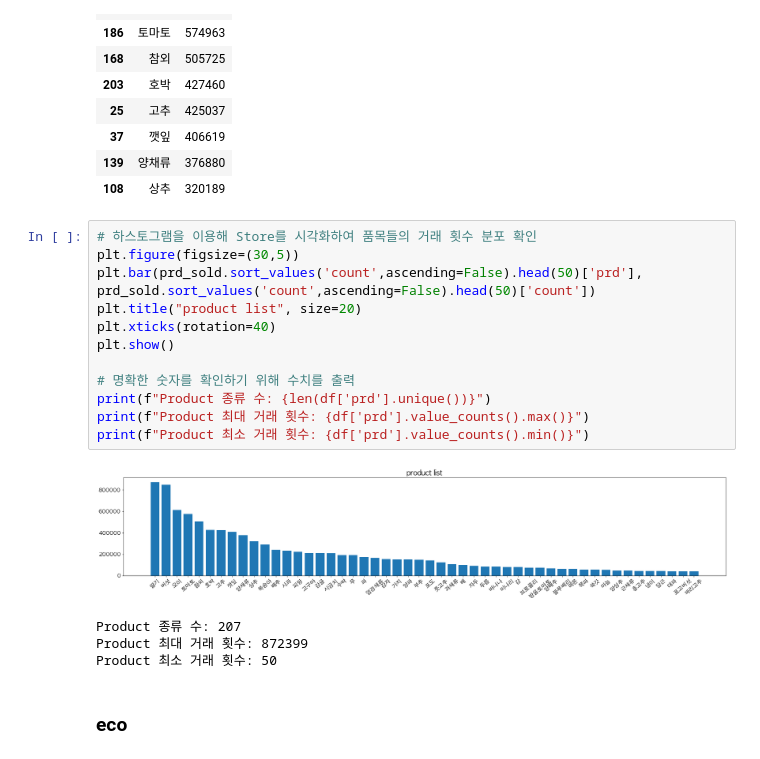
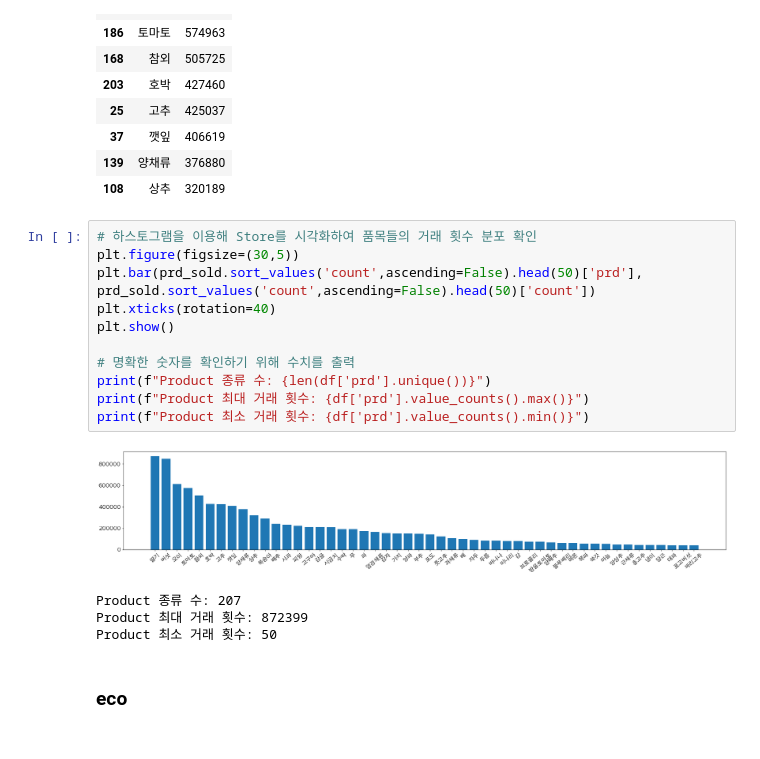
Before and after one commit to LUCI031/grocery_auction, a Jupyter notebook: eda.ipynb, the cells around one changed output. Drawn from its saved outputs; the diff is of its cells as text.

```diff
--- a/eda.ipynb
+++ b/eda.ipynb
@@ -480,17 +518,16 @@ prd_sold.sort_values('count', ascending=False).head(10)
 # %%
 # 하스토그램을 이용해 Store를 시각화하여 품목들의 거래 횟수 분포 확인
 plt.figure(figsize=(30,5))
 plt.bar(prd_sold.sort_values('count',ascending=False).head(50)['prd'], prd_sold.sort_values('count',ascending=False).head(50)['count'])
-plt.title("product list", size=20)
 plt.xticks(rotation=40)
 plt.show()
 
 # 명확한 숫자를 확인하기 위해 수치를 출력
 print(f"Product 종류 수: {len(df['prd'].unique())}")
 print(f"Product 최대 거래 횟수: {df['prd'].value_counts().max()}")
 print(f"Product 최소 거래 횟수: {df['prd'].value_counts().min()}")
 # %% [output]
-[figure, old version]
+[figure, new version]
 Product 종류 수: 207
 Product 최대 거래 횟수: 872399
 Product 최소 거래 횟수: 50
```
Also changed, not shown: parts of 29 cells of this notebook, 2 other files.
